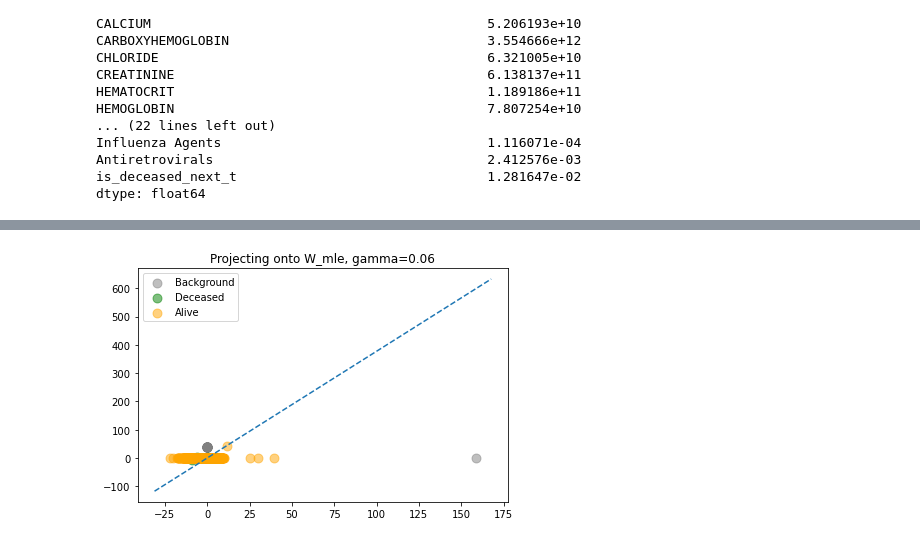
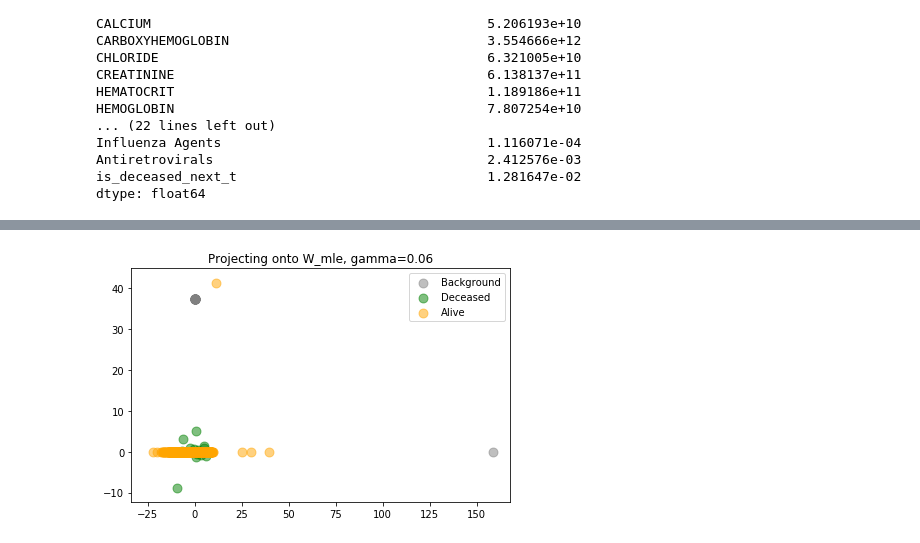
Before and after one commit to ArpiS/nested-policy-rl, a Jupyter notebook: pcpca/pcpca_covid.ipynb, the cells around one changed output, grey strips where cells are left out. Drawn from its saved outputs; the diff is of its cells as text; code cells hidden in the pictures.

```diff
--- a/pcpca/pcpca_covid.ipynb
+++ b/pcpca/pcpca_covid.ipynb
@@ -542,23 +590,23 @@ Gamma: 0.08 MSE: 1.3547225278306945
 # %%
 X = foreground_norm
 Y = background_norm
 X, Y = X.T, Y.T
 gamma = 0.06
 k = 2
 #plt.figure(figsize=(len(gamma_range) * 7, 5))
 
 pcpca = PCPCA(gamma=gamma, n_components=k)
 X_proj, Y_proj = pcpca.fit_transform(X, Y)
 plt.title("Projecting onto W_mle, gamma=" + str(gamma))
 plt.scatter(Y[0, :], Y[1, :], alpha=0.5, label="Background", s=80, color="gray")
 plt.scatter(X_proj[0, :13], X_proj[1, :13], alpha=0.5, label="Deceased", s=80, color="green")
 plt.scatter(X_proj[0, 13:], X[1, 13:], alpha=0.5, label="Alive", s=80, color="orange")
 
 origin = np.array([[0], [0]])  # origin point
 # This is the line that distinguishes between the two classes.
-abline(slope=pcpca.W_mle[1, 0] / pcpca.W_mle[0, 0], intercept=0)
+#abline(slope=pcpca.W_mle[1, 0] / pcpca.W_mle[0, 0], intercept=0)
 plt.legend()
 plt.tight_layout()
 plt.show()
 # %% [output]
-[figure, old version]
+[figure, new version]
```
Also changed, not shown: parts of 7 cells of this notebook, 1 other file.
